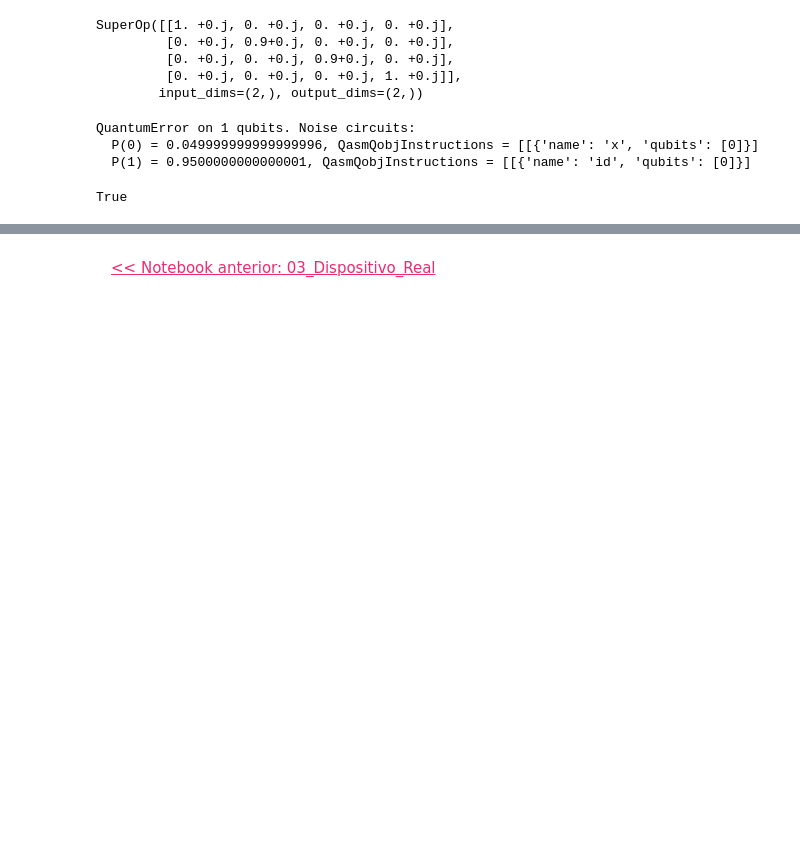
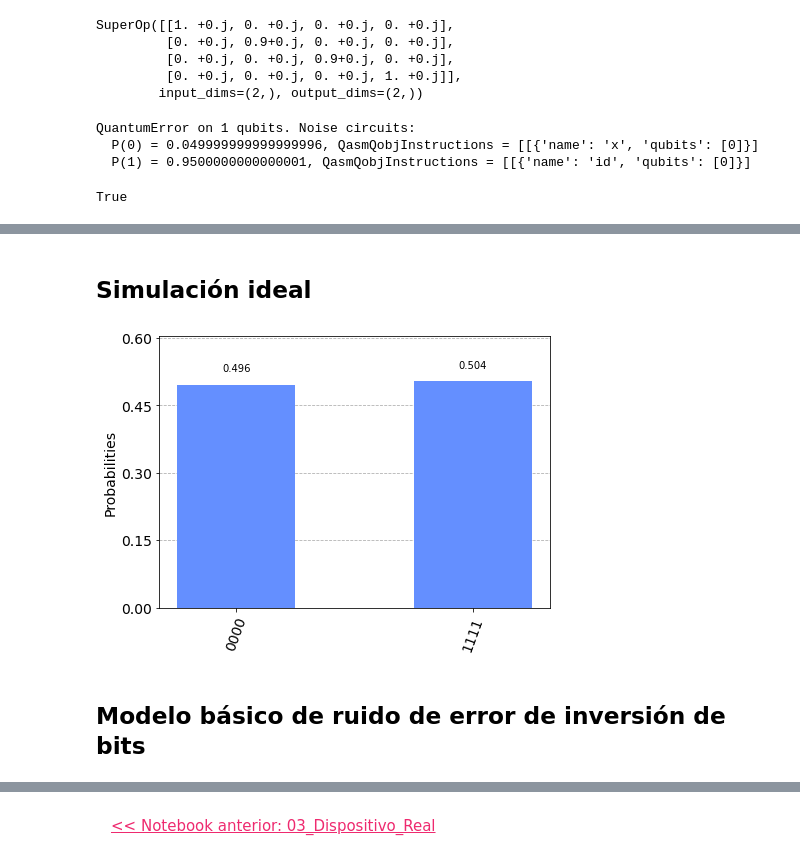
Before and after one commit to QMexico/taller-qiskit, a Jupyter notebook: 03_Qiskit_Aer/04_Ruido_En_Experimentos.ipynb, the cells around one changed output, grey strips where cells are left out. Saved outputs shown, nothing was run; the diff lists cells and outputs as text; code cells hidden in the pictures; blank space fills up the shorter version.

```diff
--- a/03_Qiskit_Aer/04_Ruido_En_Experimentos.ipynb
+++ b/03_Qiskit_Aer/04_Ruido_En_Experimentos.ipynb
@@ -163,0 +323,15 @@ True
+# %% [markdown]
+<a id="secc2.1"></a>
+## Simulación ideal
+# %%
+# Simulación ideal y su ejecución
+sim_ideal = AerSimulator()
+
+result_ideal = sim_ideal.run(circ).result()
+
+plot_histogram(result_ideal.get_counts(0))
+# %% [output]
+[figure, added]
+# %% [markdown]
+<a id="secc2.2"></a>
+## Modelo básico de ruido de error de inversión de bits
```
Also changed, not shown: parts of 68 cells of this notebook.
